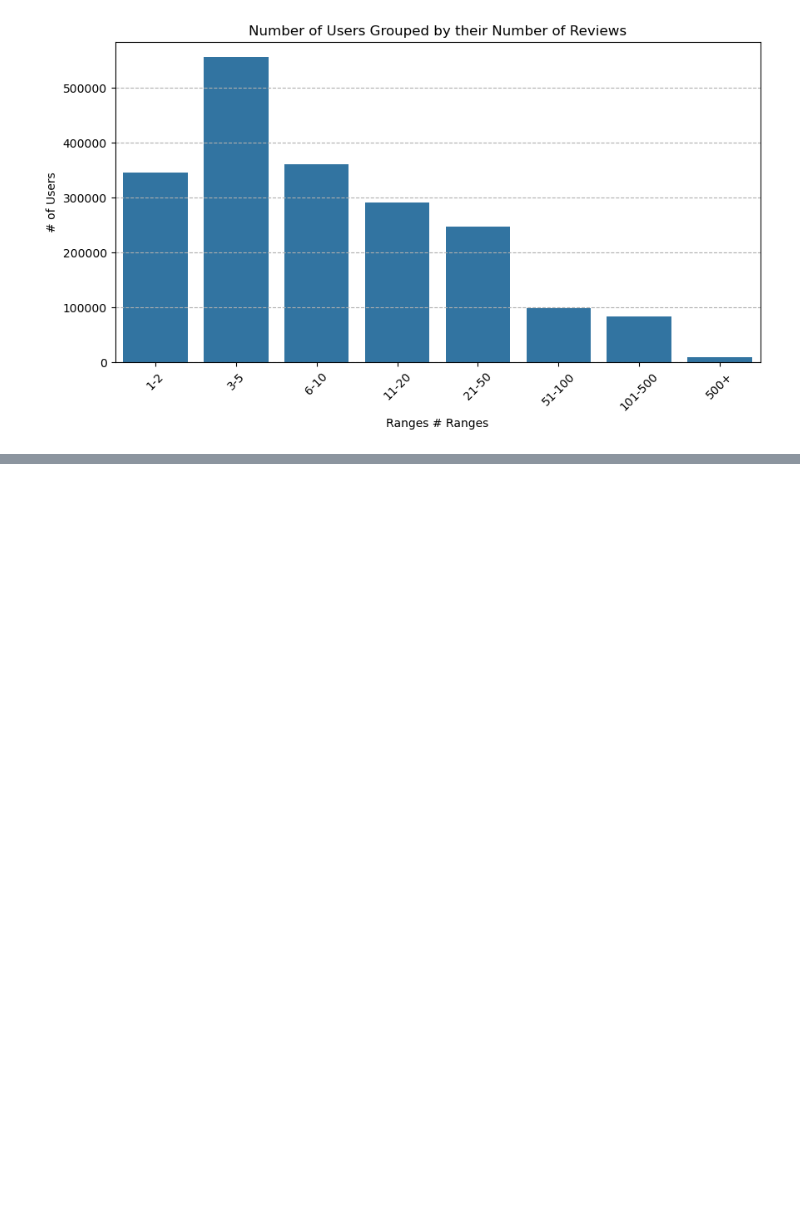
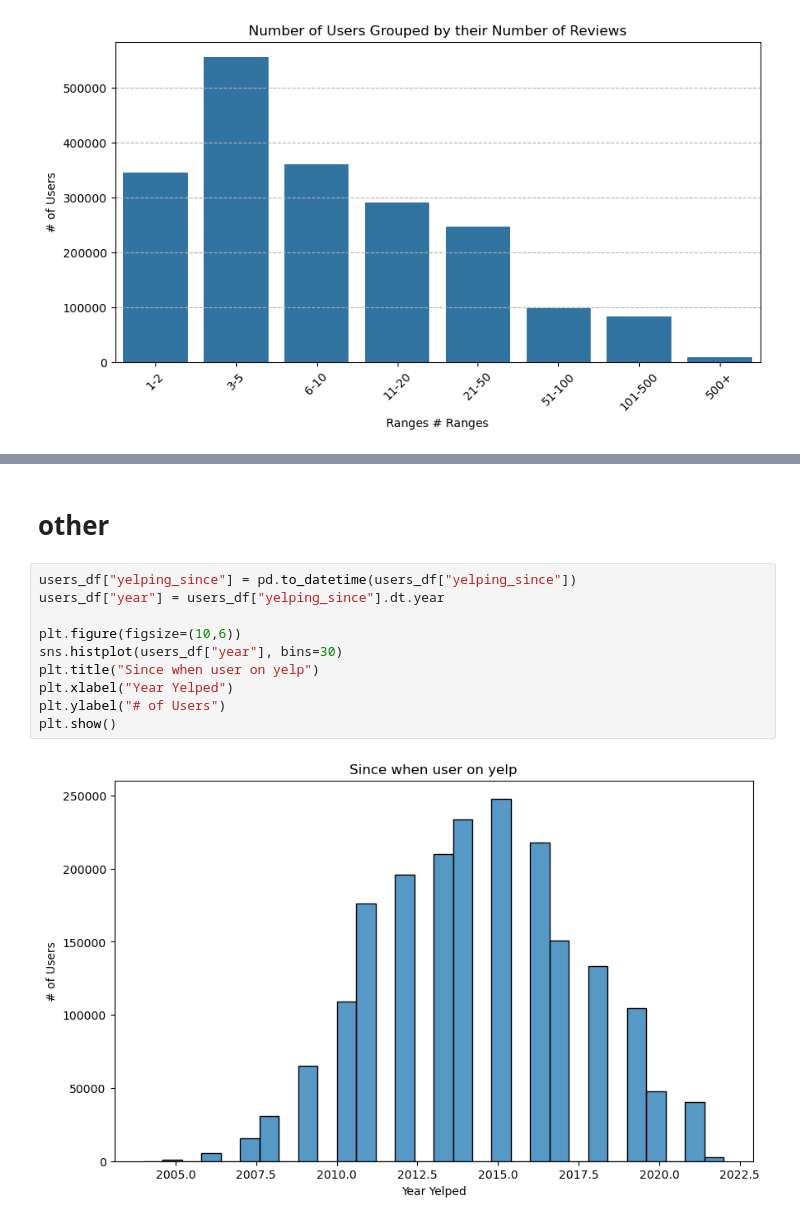
Before and after one commit to uic-cs418/group-project-better-late-than-never, a Jupyter notebook: reviewer_data.ipynb, the cells around one changed output, grey strips where cells are left out. Drawn from its saved outputs; the diff is of its cells as text; blank space fills up the shorter version.

Commit message:
further user/reviewer data eda

```diff
--- a/reviewer_data.ipynb
+++ b/reviewer_data.ipynb
@@ -106,0 +127,14 @@ plt.show()
+# %% [markdown]
+# other
+# %%
+users_df["yelping_since"] = pd.to_datetime(users_df["yelping_since"])
+users_df["year"] = users_df["yelping_since"].dt.year
+
+plt.figure(figsize=(10,6))
+sns.histplot(users_df["year"], bins=30)
+plt.title("Since when user on yelp")
+plt.xlabel("Year Yelped")
+plt.ylabel("# of Users")
+plt.show()
+# %% [output]
+[figure, added]
```
Also changed, not shown: parts of 3 cells of this notebook.
